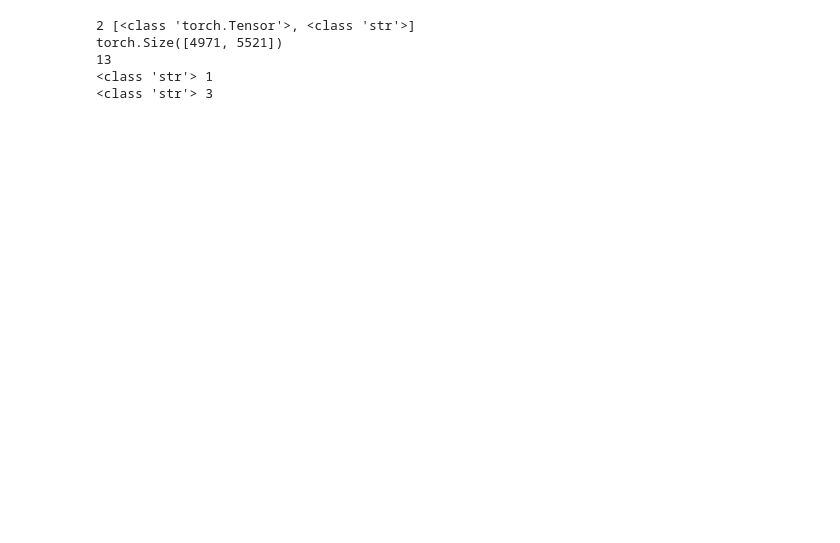
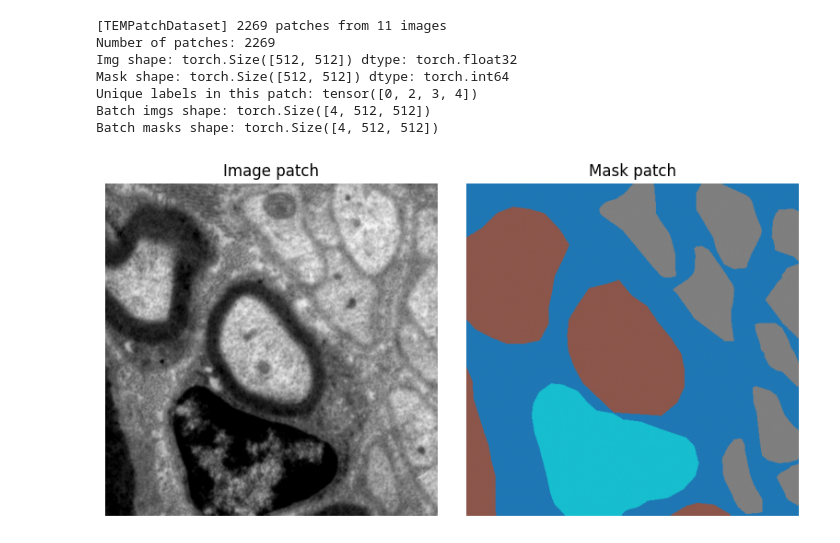
Before and after one commit to minq02/TEMCellSegmentation, a Jupyter notebook: src/datasets/test.ipynb, the cells around one changed output. Cells and saved outputs as stored; diff of their text form; code cells hidden in the pictures; blank space fills up the shorter version.

Commit message:
batch large image, train val split

```diff
--- a/src/datasets/test.ipynb
+++ b/src/datasets/test.ipynb
@@ -23,14 +19,8 @@ print(type(mask0), mask0.shape)
 test_item = test_ds[0]
 print(len(test_item), [type(x) for x in test_item])
 print(test_item[0].shape)   # image shape
-print(test_item[1])         # key / id
+print(test_item[0])         # key / id
 
 img, k = test_item[1]
 print(type(img), img)
 print(type(k), k)
-# %% [output]
-2 [<class 'torch.Tensor'>, <class 'str'>]
-torch.Size([4971, 5521])
-13
-<class 'str'> 1
-<class 'str'> 3
@@ -36,0 +47,64 @@ torch.Size([4971, 5521])
+# %%
+with h5py.File(test_h5, "r") as f:
+    print("Top-level groups:", list(f.keys()))
+    print("Number of raw images:", len(f["raw"]))
+
+    k0 = list(f["raw"].keys())[0]
+    raw0 = f["raw"][k0][()]
+
+    print("Example key:", k0)
+    print("raw0 shape:", raw0.shape, raw0.dtype)
+# %%
+import torch
+from torch.utils.data import DataLoader
+import numpy as np
+import matplotlib.pyplot as plt
+
+# 1. Create dataset
+h5_path = "/home/minq02/github/TEMCellSegmentation/data/train/train_data.h5"
+patch_size = 512
+
+train_patches = TEMPatchDataset(
+    h5_path=h5_path,
+    patch_size=patch_size,
+    stride=patch_size,  # non-overlapping
+)
+
+print(f"Number of patches: {len(train_patches)}")
+
+# 2. Inspect a single sample
+img, mask = train_patches[1192]
+print("Img shape:", img.shape, "dtype:", img.dtype)
+print("Mask shape:", mask.shape, "dtype:", mask.dtype)
+print("Unique labels in this patch:", torch.unique(mask))
+
+# 3. Quick dataloader + batch shape check
+loader = DataLoader(train_patches, batch_size=4, shuffle=True)
+
+batch_imgs, batch_masks = next(iter(loader))
+print("Batch imgs shape:", batch_imgs.shape)   # (B, H, W)
+print("Batch masks shape:", batch_masks.shape) # (B, H, W)
+
+# 4. Visualize one patch + its mask
+plt.figure(figsize=(8,4))
+plt.subplot(1,2,1)
+plt.title("Image patch")
+plt.imshow(img.numpy(), cmap="gray")
+plt.axis("off")
+
+plt.subplot(1,2,2)
+plt.title("Mask patch")
+plt.imshow(mask.numpy(), cmap="tab10")
+plt.axis("off")
+
+plt.tight_layout()
+plt.show()
+# %% [output]
+[TEMPatchDataset] 2269 patches from 11 images
+Number of patches: 2269
+Img shape: torch.Size([512, 512]) dtype: torch.float32
+Mask shape: torch.Size([512, 512]) dtype: torch.int64
+Unique labels in this patch: tensor([0, 2, 3, 4])
+Batch imgs shape: torch.Size([4, 512, 512])
+Batch masks shape: torch.Size([4, 512, 512])
+[figure, added]
```
Also changed, not shown: parts of 4 cells of this notebook, 3 other files.
